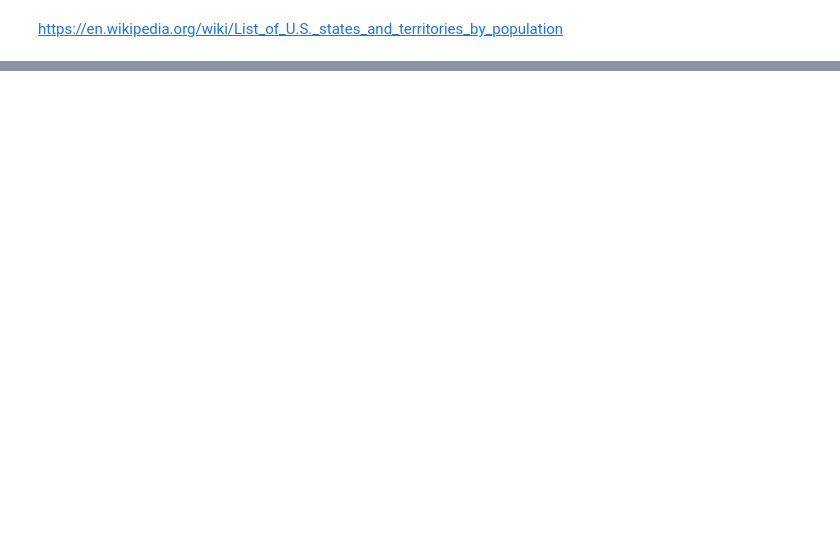
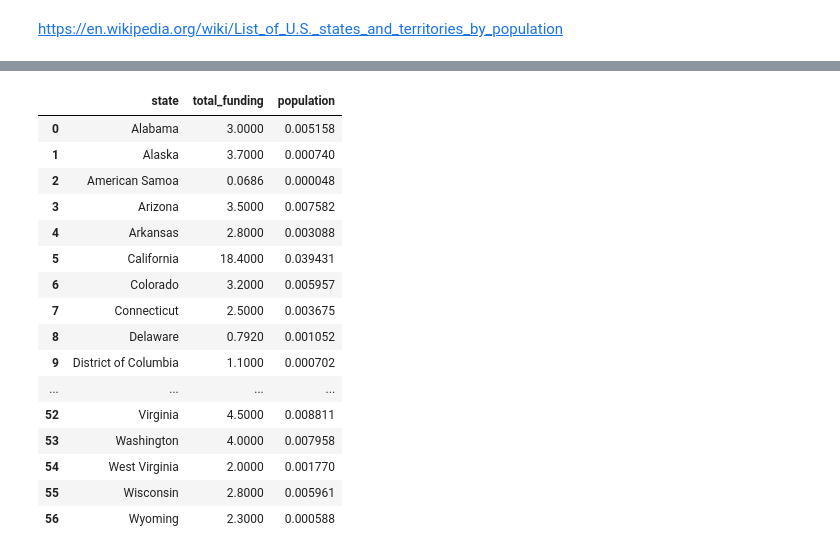
Before and after one commit to hellojohncruz/DATA-608, a Jupyter notebook: Story 01/jobs_act_allocation.ipynb, the cells around one changed output, grey strips where cells are left out. Saved outputs shown, nothing was run; the diff lists cells and outputs as text; code cells hidden in the pictures; blank space fills up the shorter version.

```diff
--- a/Story 01/jobs_act_allocation.ipynb
+++ b/Story 01/jobs_act_allocation.ipynb
@@ -7,3 +8,4 @@ import janitor
 # %%
 iija_df = pd.read_excel("iija.xlsx").clean_names()
-iija_df.head()
+iija_df = iija_df.rename(columns={"state_teritory_or_tribal_nation":"state", "total_billions_":"total_funding"})
+iija_df['state'] = iija_df['state'].str.title()
@@ -67,0 +102,28 @@ df.to_csv("us_population_by_state_clean.csv", index=False)
+# %%
+import pandas as pd
+from rapidfuzz import process, fuzz
+
+# Function to get best fuzzy match AND score
+def fuzzy_match_with_score(name, choices, scorer=fuzz.token_sort_ratio):
+    match = process.extractOne(name, choices, scorer=scorer)
+    if match:
+        return match[0], match[1]  # (best match, score)
+    return None, None
+
+# Apply fuzzy matching
+df_states = population_df['state'].tolist()
+iija_df[['matched_state', 'match_score']] = iija_df['state'].apply(
+    lambda x: pd.Series(fuzzy_match_with_score(x, df_states))
+)
+
+# Add a flag for low confidence
+iija_df['low_confidence'] = iija_df['match_score'] < 80
+
+# Merge with df
+merged_df = iija_df.merge(population_df, left_on='matched_state', right_on='state', how='left')
+
+# Clean up columns
+merged_df = merged_df.drop(columns=['state_y']).rename(columns={'state_x': 'state'})
+
+# Final view
+merged_df[['state', 'total_funding', 'matched_state', 'match_score', 'low_confidence', 'population']].sort_values('match_score').head()
@@ -67,0 +137,22 @@ df.to_csv("us_population_by_state_clean.csv", index=False)
+# %%
+state_df = merged_df[['matched_state', 'total_funding', 'population']]
+state_df = state_df.rename(columns={'matched_state':'state'})
+state_df
+# %% [output]
+|  | state | total_funding | population |
+| 0 | Alabama | 3.0000 | 0.005158 |
+| 1 | Alaska | 3.7000 | 0.000740 |
+| 2 | American Samoa | 0.0686 | 0.000048 |
+| 3 | Arizona | 3.5000 | 0.007582 |
+| 4 | Arkansas | 2.8000 | 0.003088 |
+| 5 | California | 18.4000 | 0.039431 |
+| 6 | Colorado | 3.2000 | 0.005957 |
+| 7 | Connecticut | 2.5000 | 0.003675 |
+| 8 | Delaware | 0.7920 | 0.001052 |
+| 9 | District of Columbia | 1.1000 | 0.000702 |
+| ... | ... | ... | ... |
+| 52 | Virginia | 4.5000 | 0.008811 |
+| 53 | Washington | 4.0000 | 0.007958 |
+| 54 | West Virginia | 2.0000 | 0.001770 |
+| 55 | Wisconsin | 2.8000 | 0.005961 |
+| 56 | Wyoming | 2.3000 | 0.000588 |
```
Also changed, not shown: parts of 14 cells of this notebook.
